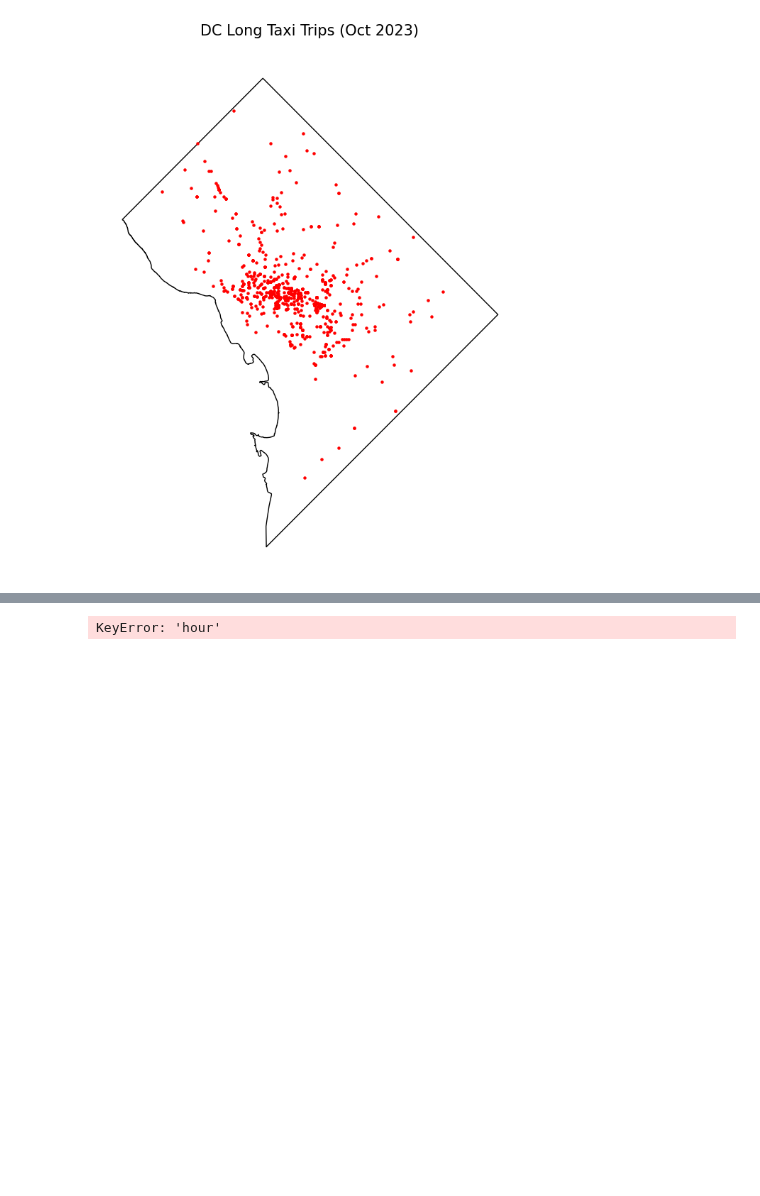
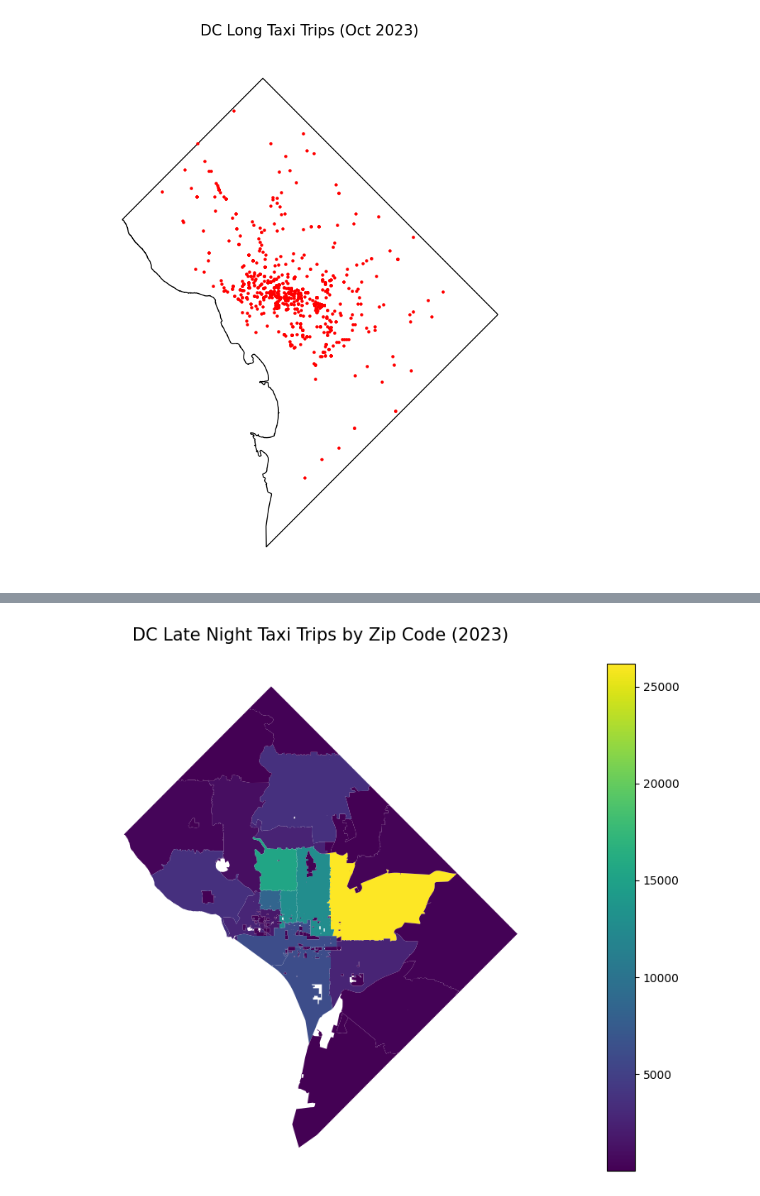
Before and after one commit to malamudj/taxi-washdc-analysis-demo, a Jupyter notebook: 3-geospatial-mapping-analysis.ipynb, the cells around one changed output, grey strips where cells are left out. Drawn from its saved outputs; the diff is of its cells as text; code cells hidden in the pictures; blank space fills up the shorter version.

```diff
--- a/3-geospatial-mapping-analysis.ipynb
+++ b/3-geospatial-mapping-analysis.ipynb
@@ -245,14 +244,49 @@ taxi_trips.head()
 # %%
 # map late night trips
 
-# isolate late-night taxi trips  remove null mileage trips and longer trips over 20 miles
-latenight_trips= taxi_trips[taxi_trips['hour'].isin([23, 0, 1, 2, 3]) & (taxi_trips['MILEAGE'] != 0) & (taxi_trips['MILEAGE'] <= 20)]
+# isolate late-night taxi trips, remove null mileage trips and longer trips over 20 miles
+latenight_trips= taxi_trips[taxi_trips['hour'].isin([23, 0, 1, 2]) & (taxi_trips['MILEAGE'] != 0) & (taxi_trips['MILEAGE'] <= 20)]
 
 # get total number of late-night trips per zip code
 latenight_trips_hourlytotal = latenight_trips.groupby(['ORIGINZIP']).size() \
     .reset_index() \
     .rename(columns = {0: 'Trip Count'})
-
-latenight_trips_hourlytotal.head(500)
-# %% [output]
-KeyError: 'hour'
+# %%
+# import zip code polygon layer
+url = 'https://maps2.dcgis.dc.gov/dcgis/rest/services/DCGIS_DATA/Location_WebMercator/FeatureServer/4/query?outFields=*&where=1%3D1&f=geojson'
+
+zip_codes =  gpd.read_file(url)
+# %%
+# join zip code polygon layer to count column
+
+merge_hourly_latenight = zip_codes.merge(
+    latenight_trips_hourlytotal,
+    how='left',
+    left_on='ZIP_CODE_TEXT',
+    right_on='ORIGINZIP'
+)
+# %%
+# plot choropleth map showing total late-night trips across zip codes
+
+fig, ax = plt.subplots(figsize=(8,8))
+
+# resize color scale legend to match plot size
+divider = make_axes_locatable(ax)
+cax = divider.append_axes("right", size="5%", pad=0.1)
+
+ax.axis('off')
+
+merge_hourly_latenight.plot(
+    column='Trip Count',
+    ax=ax,
+    cax=cax,
+    legend=True
+).set_title(
+    'DC Late Night Taxi Trips by Zip Code (2023)',
+    pad=20,
+    fontsize=15
+)
+
+plt.tight_layout()
+# %% [output]
+[figure, added]
```
Also changed, not shown: parts of 4 cells of this notebook, 1 other file.
